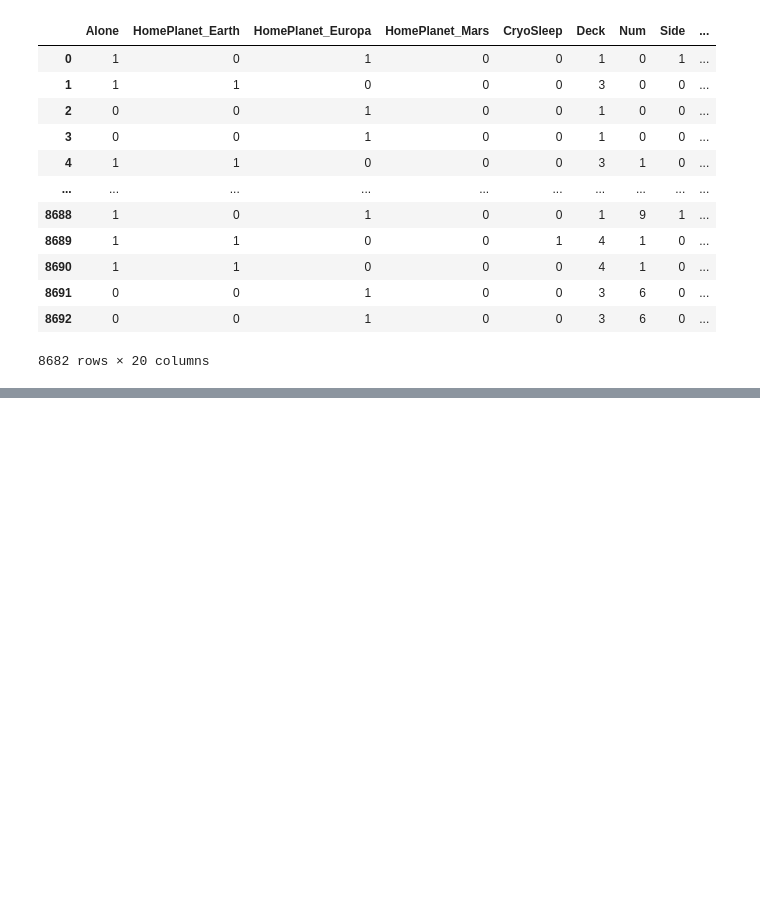
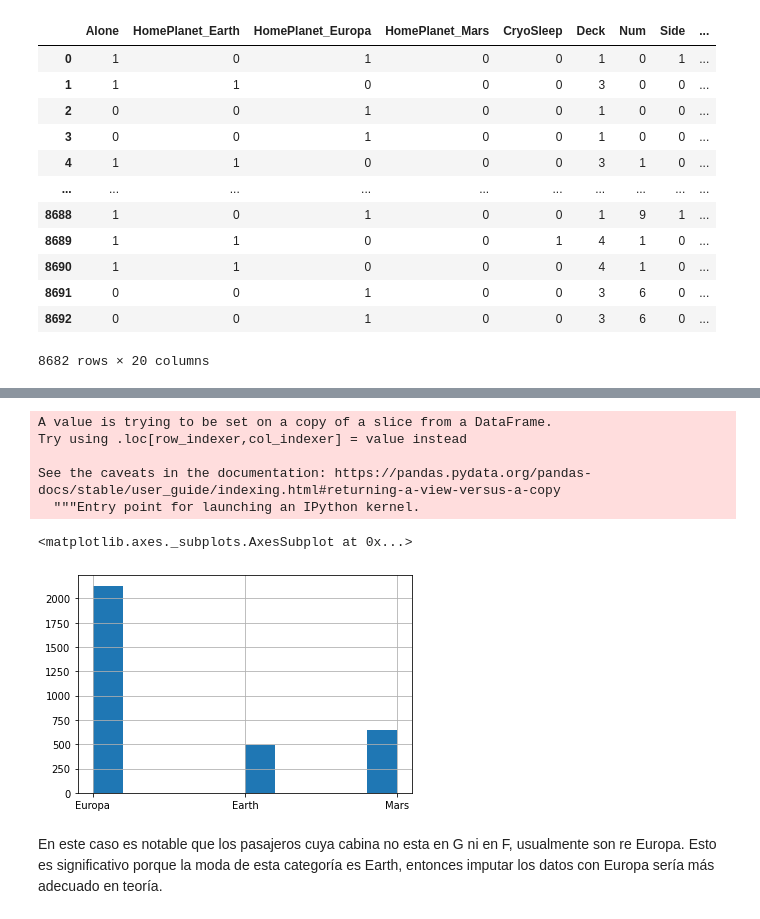
Before and after one commit to pataata/Los_Subnormales, a Jupyter notebook: Titanic.ipynb, the cells around one changed output, grey strips where cells are left out. Saved outputs shown, nothing was run; the diff lists cells and outputs as text; code cells hidden in the pictures; blank space fills up the shorter version.

```diff
--- a/Titanic_ETL.ipynb
+++ b/Titanic.ipynb
@@ -557,0 +654,2 @@ trans_df
+# %%
+df=pd.read_csv("/content/kaggledb/train.csv")
@@ -557,0 +672,21 @@ trans_df
+# %%
+df_categorical1 = df[categorical_cols]
+# %%
+df_categorical1["Deck"] = df_categorical1["Cabin"].str[0]
+# %% [output]
+A value is trying to be set on a copy of a slice from a DataFrame.
+Try using .loc[row_indexer,col_indexer] = value instead
+
+See the caveats in the documentation: https://pandas.pydata.org/pandas-docs/stable/user_guide/indexing.html#returning-a-view-versus-a-copy
+  """Entry point for launching an IPython kernel.
+# %%
+
+insight1 = df_categorical1[(df_categorical1["Deck"] != "G") &
+                         (df_categorical1["Deck"] != "F")]["HomePlanet"]
+# %%
+insight1.hist()
+# %% [output]
+<matplotlib.axes._subplots.AxesSubplot at 0x...>
+[figure, added]
+# %% [markdown]
+En este caso es notable que los pasajeros cuya cabina no esta en G ni en F, usualmente son re Europa. Esto es significativo porque la moda de esta categoría es Earth, entonces imputar los datos con Europa sería más adecuado en teoría.
```
Also changed, not shown: parts of 58 cells of this notebook.
